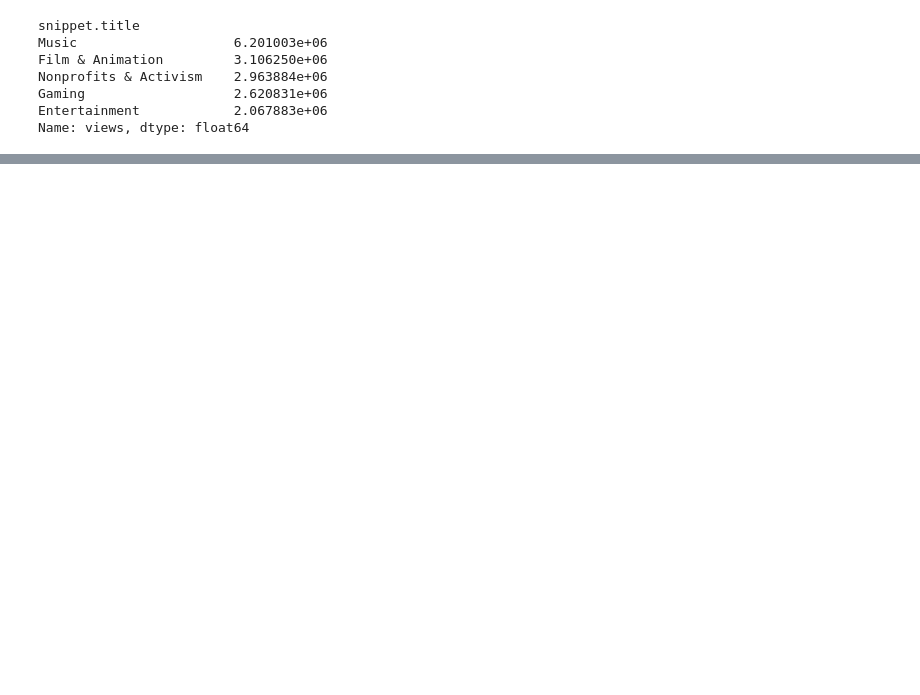
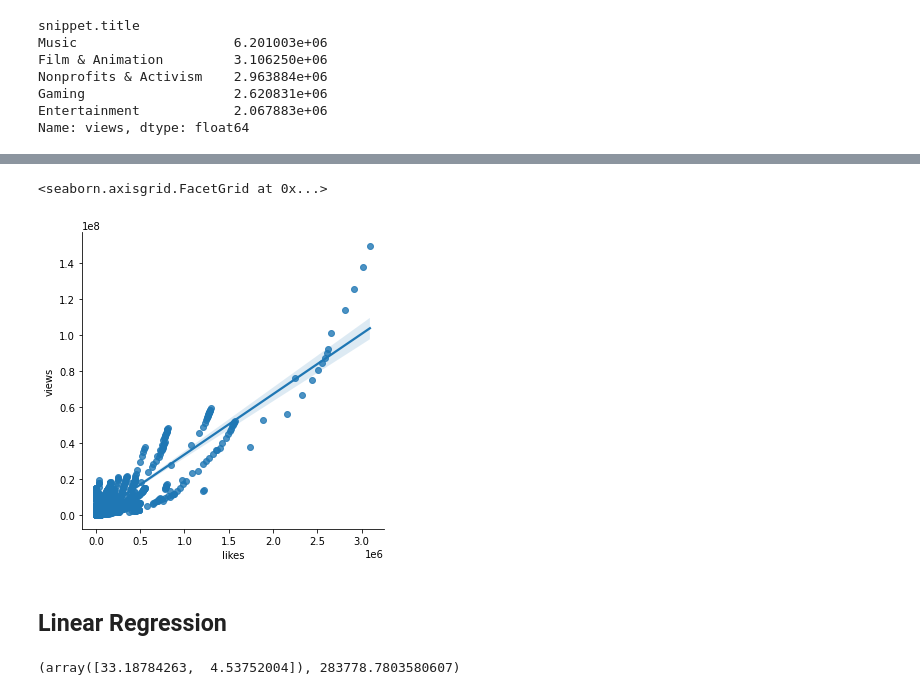
Before and after one commit to julialu-nini/ds-youtube-project, a Jupyter notebook: YouTube videos EDA.ipynb, the cells around one changed output, grey strips where cells are left out. Cells and saved outputs as stored; diff of their text form; code cells hidden in the pictures; blank space fills up the shorter version.

```diff
--- a/YouTube videos EDA.ipynb
+++ b/YouTube videos EDA.ipynb
@@ -109,0 +213,7 @@ Name: views, dtype: float64
+# %%
+sns.lmplot(x='likes',y='views',data=df)
+# %% [output]
+<seaborn.axisgrid.FacetGrid at 0x...>
+[figure, added]
+# %% [markdown]
+## Linear Regression
@@ -109,0 +223,12 @@ Name: views, dtype: float64
+# %%
+from sklearn.model_selection import train_test_split
+y = df['views']
+X = df[['likes','days_till_trending']]
+X_train, X_test, y_train, y_test = train_test_split(X, y, test_size=0.3, random_state=123)
+
+from sklearn.linear_model import LinearRegression
+lm = LinearRegression()
+lm.fit(X_train,y_train)
+lm.coef_, lm.intercept_
+# %% [output]
+(array([33.18784263,  4.53752004]), 283778.7803580607)
```
Also changed, not shown: parts of 22 cells of this notebook.
